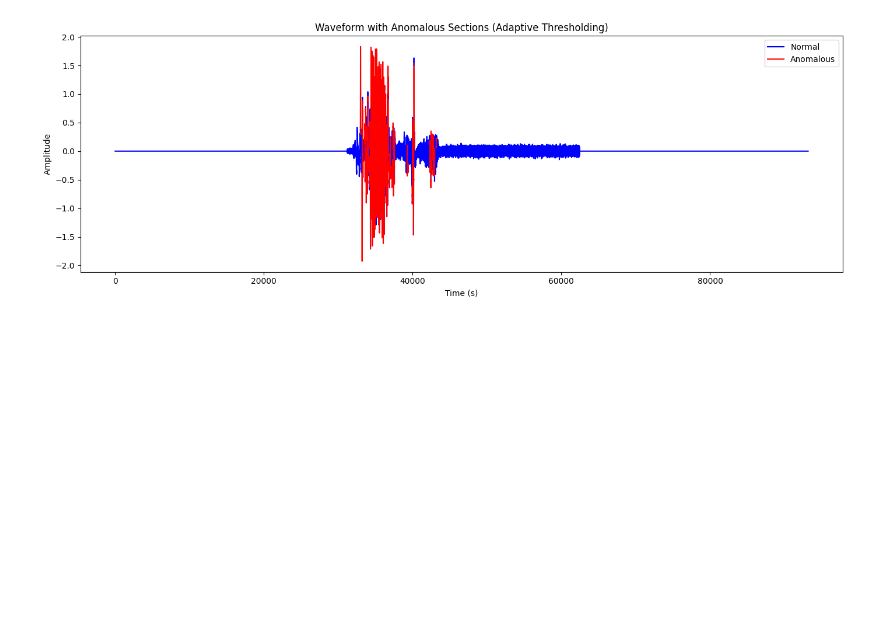
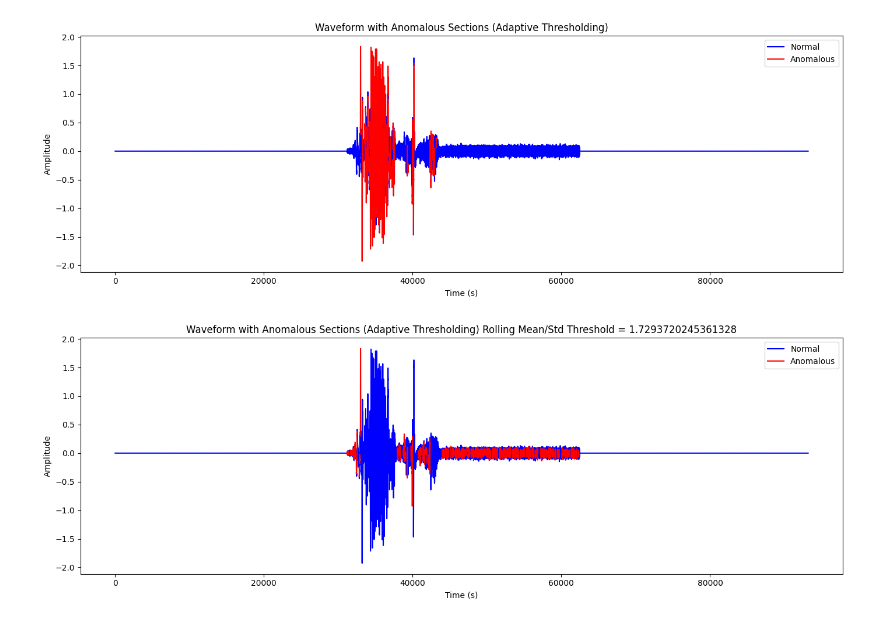
Before and after one commit to Kennethdotse/ML_for_under_sea_fibre_cable_monitoring, a Jupyter notebook: Sensitivity_Analysis.ipynb, the cells around one changed output. Cells and saved outputs as stored; diff of their text form; code cells hidden in the pictures; blank space fills up the shorter version.

```diff
--- a/Sensitivity_Analysis.ipynb
+++ b/Sensitivity_Analysis.ipynb
@@ -840,3 +833,19 @@ def extract_mfcc_per_feature_norm(y, sr=44100, n_mfcc=13, n_fft_ms=20, hop_lengt
 
     mfccs_normalized = (mfcc_squeezed - row_min) / denominator
     return mfccs_normalized.T
+# %%
+# Apply the rolling mean and standard deviation threshold to classify anomalies
+rolling_thresholds = threshold_rolling_mean_std(reconstruction_errors_test)
+
+# Plot the waveform with anomalies highlighted using the rolling threshold
+plot_waveform_with_anomalies_with_adaptive_thresholds(
+    test_sop_filtered,
+    sr,
+    reconstruction_errors_test,
+    rolling_thresholds,
+    'Rolling Mean/Std Threshold',
+    frame_len,
+    hop_len
+)
+# %% [output]
+[figure, added]
```
Also changed, not shown: parts of 32 cells of this notebook.
